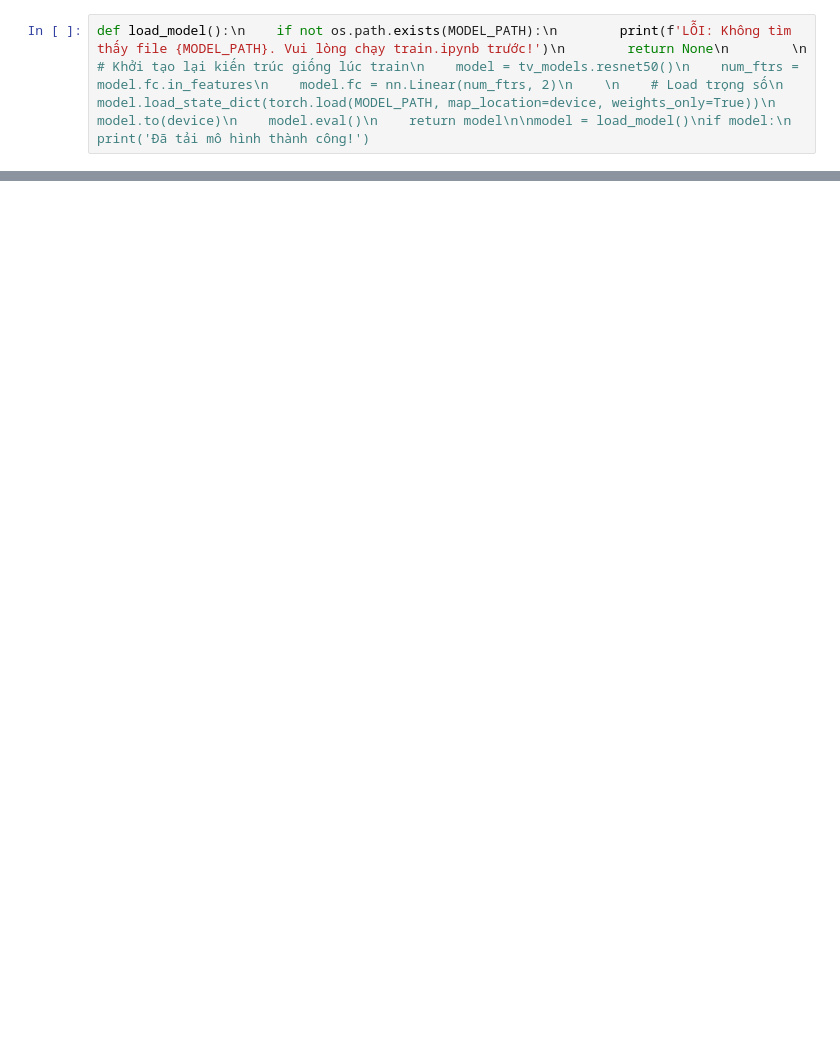
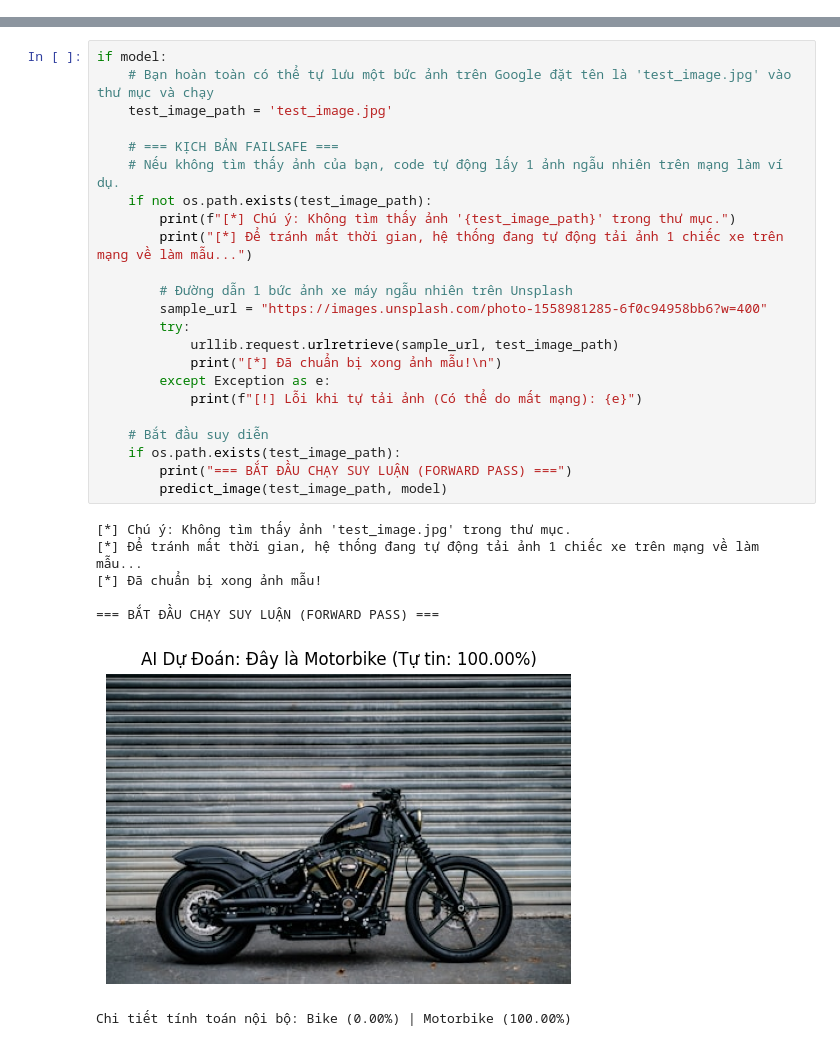
Before and after one commit to HIepNgoc2006/AI_Training_Bike_and_Motorbike, a Jupyter notebook: predict.ipynb, the cells around one changed output, grey strips where cells are left out. Cells and saved outputs as stored; diff of their text form; blank space fills up the shorter version.

```diff
--- a/predict.ipynb
+++ b/predict.ipynb
@@ -7,2 +0,0 @@ import os\nimport torch\nimport torch.nn as nn\nfrom torchvision import transfor
-# %%
-def load_model():\n    if not os.path.exists(MODEL_PATH):\n        print(f'LỖI: Không tìm thấy file {MODEL_PATH}. Vui lòng chạy train.ipynb trước!')\n        return None\n        \n    # Khởi tạo lại kiến trúc giống lúc train\n    model = tv_models.resnet50()\n    num_ftrs = model.fc.in_features\n    model.fc = nn.Linear(num_ftrs, 2)\n    \n    # Load trọng số\n    model.load_state_dict(torch.load(MODEL_PATH, map_location=device, weights_only=True))\n    model.to(device)\n    model.eval()\n    return model\n\nmodel = load_model()\nif model:\n    print('Đã tải mô hình thành công!')
@@ -16,0 +99,31 @@ if model:\n    # THAY ĐƯỜNG DẪN ẢNH CỦA BẠN VÀO ĐÂY\n    test_ima
+# %%
+if model:
+    # Bạn hoàn toàn có thể tự lưu một bức ảnh trên Google đặt tên là 'test_image.jpg' vào thư mục và chạy
+    test_image_path = 'test_image.jpg'
+
+    # === KỊCH BẢN FAILSAFE ===
+    # Nếu không tìm thấy ảnh của bạn, code tự động lấy 1 ảnh ngẫu nhiên trên mạng làm ví dụ.
+    if not os.path.exists(test_image_path):
+        print(f"[*] Chú ý: Không tìm thấy ảnh '{test_image_path}' trong thư mục.")
+        print("[*] Để tránh mất thời gian, hệ thống đang tự động tải ảnh 1 chiếc xe trên mạng về làm mẫu...")
+
+        # Đường dẫn 1 bức ảnh xe máy ngẫu nhiên trên Unsplash
+        sample_url = "https://images.unsplash.com/photo-1558981285-6f0c94958bb6?w=400"
+        try:
+            urllib.request.urlretrieve(sample_url, test_image_path)
+            print("[*] Đã chuẩn bị xong ảnh mẫu!\n")
+        except Exception as e:
+            print(f"[!] Lỗi khi tự tải ảnh (Có thể do mất mạng): {e}")
+
+    # Bắt đầu suy diễn
+    if os.path.exists(test_image_path):
+        print("=== BẮT ĐẦU CHẠY SUY LUẬN (FORWARD PASS) ===")
+        predict_image(test_image_path, model)
+# %% [output]
+[*] Chú ý: Không tìm thấy ảnh 'test_image.jpg' trong thư mục.
+[*] Để tránh mất thời gian, hệ thống đang tự động tải ảnh 1 chiếc xe trên mạng về làm mẫu...
+[*] Đã chuẩn bị xong ảnh mẫu!
+
+=== BẮT ĐẦU CHẠY SUY LUẬN (FORWARD PASS) ===
+[figure, added]
+Chi tiết tính toán nội bộ: Bike (0.00%) | Motorbike (100.00%)
```
Also changed, not shown: parts of 12 cells of this notebook, 1 other file.
